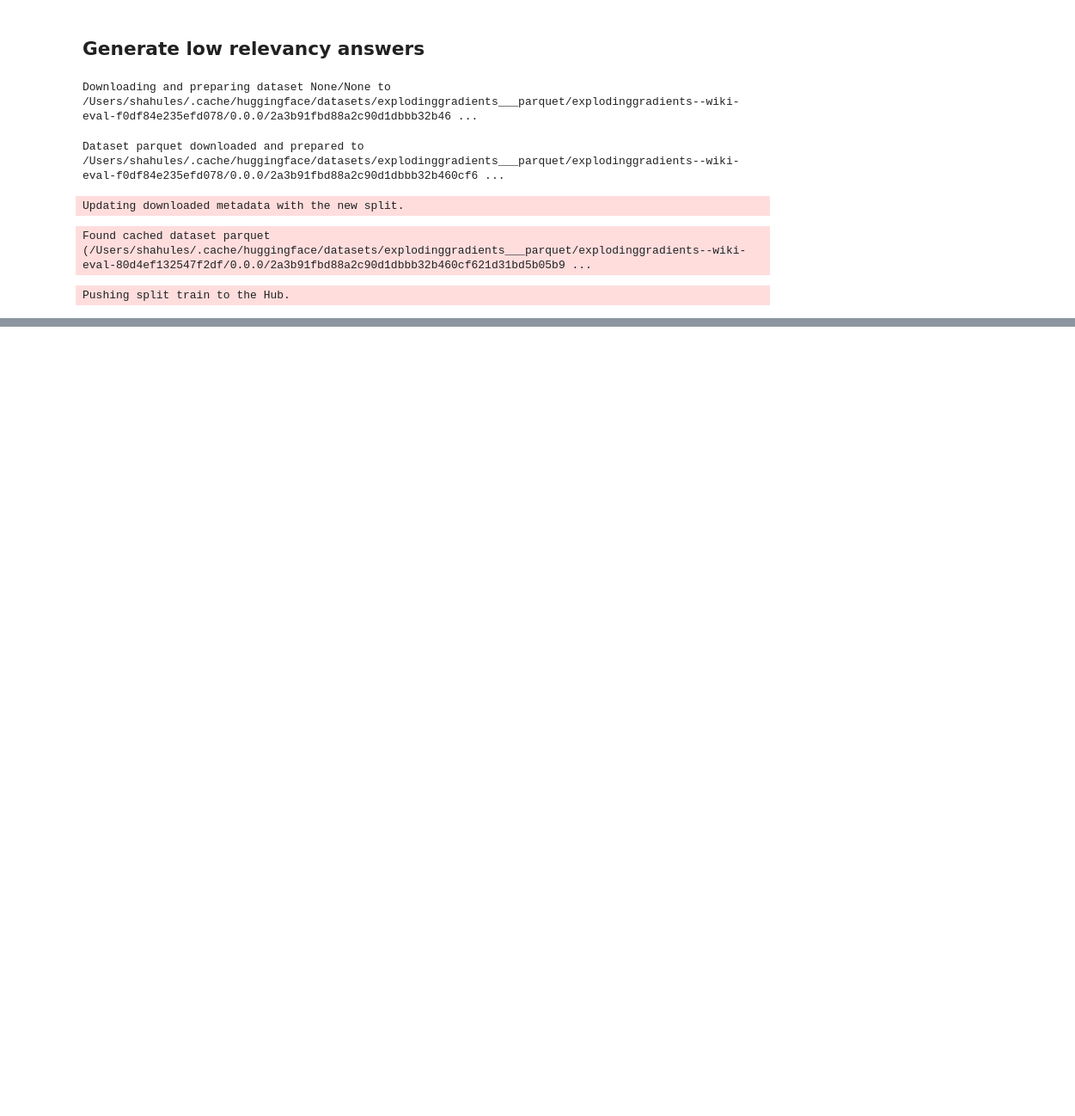
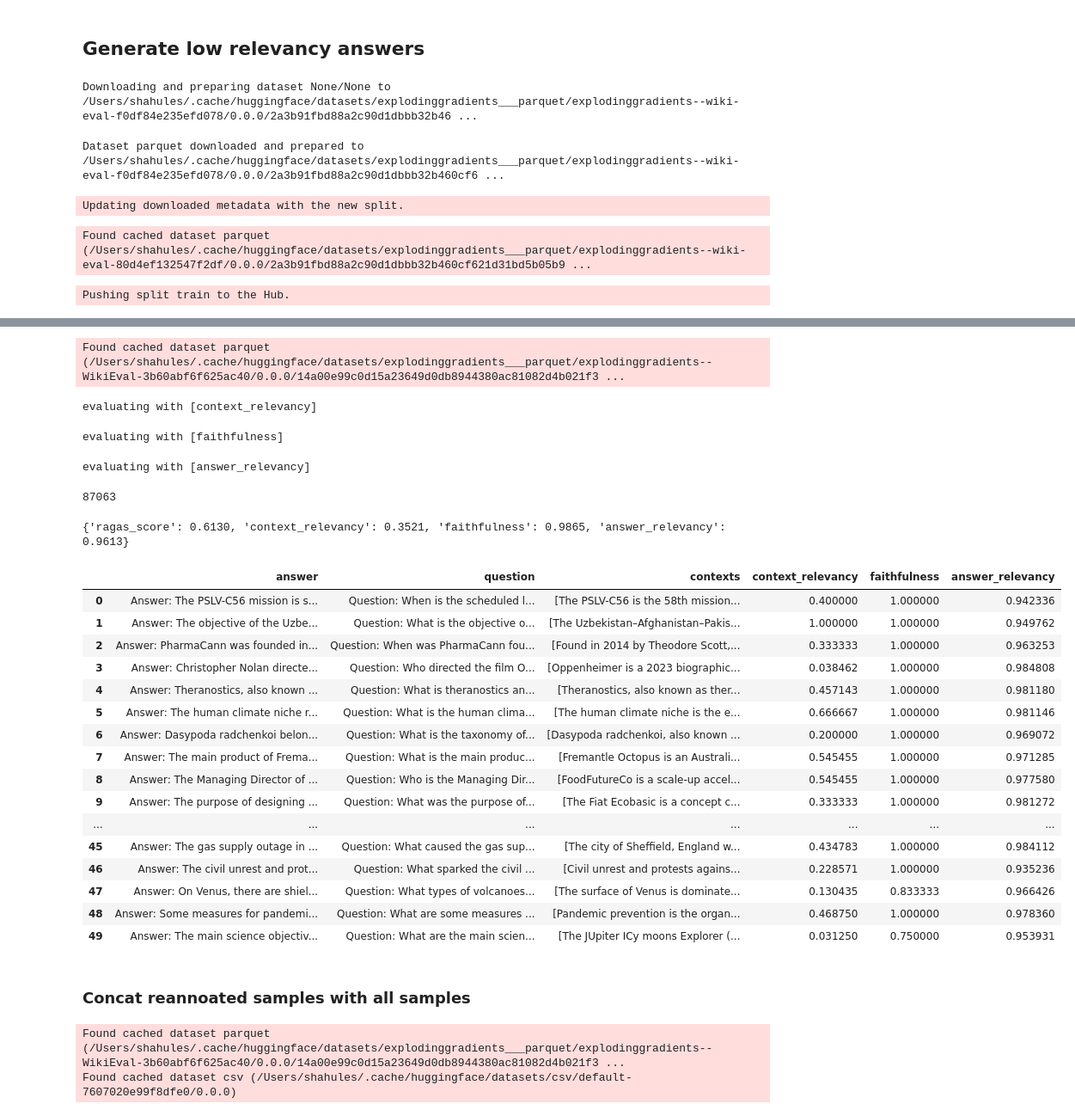
Before and after one commit to shahules786/ragas, a Jupyter notebook: experimental/Research notes.ipynb, the cells around one changed output, grey strips where cells are left out. Shown: that part at 86% size. Cells and saved outputs as stored; diff of their text form; code cells hidden in the pictures; blank space fills up the shorter version.

```diff
--- a/experimental/Research notes.ipynb
+++ b/experimental/Research notes.ipynb
@@ -269,0 +278,50 @@ Pushing split train to the Hub.
+# %%
+wikieval = load_dataset("explodinggradients/WikiEval")
+# %% [output]
+Found cached dataset parquet (/Users/shahules/.cache/huggingface/datasets/explodinggradients___parquet/explodinggradients--WikiEval-3b60abf6f625ac40/0.0.0/14a00e99c0d15a23649d0db8944380ac81082d4b021f3 ...
+# %%
+wikieval = wikieval['train'].rename_columns({"grounded_answer":"answer","context_v1":"contexts"})
+# %%
+wikieval1 = wikieval.select_columns(['answer', 'question','contexts'])
+# %%
+results = evaluate(dataset=wikieval1,metrics=[context_relevancy,faithfulness,answer_relevancy])
+# %% [output]
+evaluating with [context_relevancy]
+evaluating with [faithfulness]
+evaluating with [answer_relevancy]
+# %%
+wikieval1.select(range(0,20)).to_csv("/Users/shahules/Downloads/wikieval_sample20.csv")
+# %% [output]
+87063
+# %%
+results
+# %% [output]
+{'ragas_score': 0.6130, 'context_relevancy': 0.3521, 'faithfulness': 0.9865, 'answer_relevancy': 0.9613}
+# %%
+results.to_pandas()
+# %% [output]
+|  | answer | question | contexts | context_relevancy | faithfulness | answer_relevancy |
+| 0 | Answer: The PSLV-C56 mission is s... | Question: When is the scheduled l... | [The PSLV-C56 is the 58th mission... | 0.400000 | 1.000000 | 0.942336 |
+| 1 | Answer: The objective of the Uzbe... | Question: What is the objective o... | [The Uzbekistan–Afghanistan–Pakis... | 1.000000 | 1.000000 | 0.949762 |
+| 2 | Answer: PharmaCann was founded in... | Question: When was PharmaCann fou... | [Found in 2014 by Theodore Scott,... | 0.333333 | 1.000000 | 0.963253 |
+| 3 | Answer: Christopher Nolan directe... | Question: Who directed the film O... | [Oppenheimer is a 2023 biographic... | 0.038462 | 1.000000 | 0.984808 |
+| 4 | Answer: Theranostics, also known ... | Question: What is theranostics an... | [Theranostics, also known as ther... | 0.457143 | 1.000000 | 0.981180 |
+| 5 | Answer: The human climate niche r... | Question: What is the human clima... | [The human climate niche is the e... | 0.666667 | 1.000000 | 0.981146 |
+| 6 | Answer: Dasypoda radchenkoi belon... | Question: What is the taxonomy of... | [Dasypoda radchenkoi, also known ... | 0.200000 | 1.000000 | 0.969072 |
+| 7 | Answer: The main product of Frema... | Question: What is the main produc... | [Fremantle Octopus is an Australi... | 0.545455 | 1.000000 | 0.971285 |
+| 8 | Answer: The Managing Director of ... | Question: Who is the Managing Dir... | [FoodFutureCo is a scale-up accel... | 0.545455 | 1.000000 | 0.977580 |
+| 9 | Answer: The purpose of designing ... | Question: What was the purpose of... | [The Fiat Ecobasic is a concept c... | 0.333333 | 1.000000 | 0.981272 |
+| ... | ... | ... | ... | ... | ... | ... |
+| 45 | Answer: The gas supply outage in ... | Question: What caused the gas sup... | [The city of Sheffield, England w... | 0.434783 | 1.000000 | 0.984112 |
+| 46 | Answer: The civil unrest and prot... | Question: What sparked the civil ... | [Civil unrest and protests agains... | 0.228571 | 1.000000 | 0.935236 |
+| 47 | Answer: On Venus, there are shiel... | Question: What types of volcanoes... | [The surface of Venus is dominate... | 0.130435 | 0.833333 | 0.966426 |
+| 48 | Answer: Some measures for pandemi... | Question: What are some measures ... | [Pandemic prevention is the organ... | 0.468750 | 1.000000 | 0.978360 |
+| 49 | Answer: The main science objectiv... | Question: What are the main scien... | [The JUpiter ICy moons Explorer (... | 0.031250 | 0.750000 | 0.953931 |
+# %% [markdown]
+### Concat reannoated samples with all samples
+# %%
+wikieval_og = load_dataset("explodinggradients/WikiEval")
+wikieval_local = Dataset.from_csv("/Users/shahules/Downloads/wikieval_sample20 - wikieval_sample20.csv.csv")
+# %% [output]
+Found cached dataset parquet (/Users/shahules/.cache/huggingface/datasets/explodinggradients___parquet/explodinggradients--WikiEval-3b60abf6f625ac40/0.0.0/14a00e99c0d15a23649d0db8944380ac81082d4b021f3 ...
+Found cached dataset csv (/Users/shahules/.cache/huggingface/datasets/csv/default-7607020e99f8dfe0/0.0.0)
```
Also changed, not shown: parts of 37 cells of this notebook, 7 other files.
